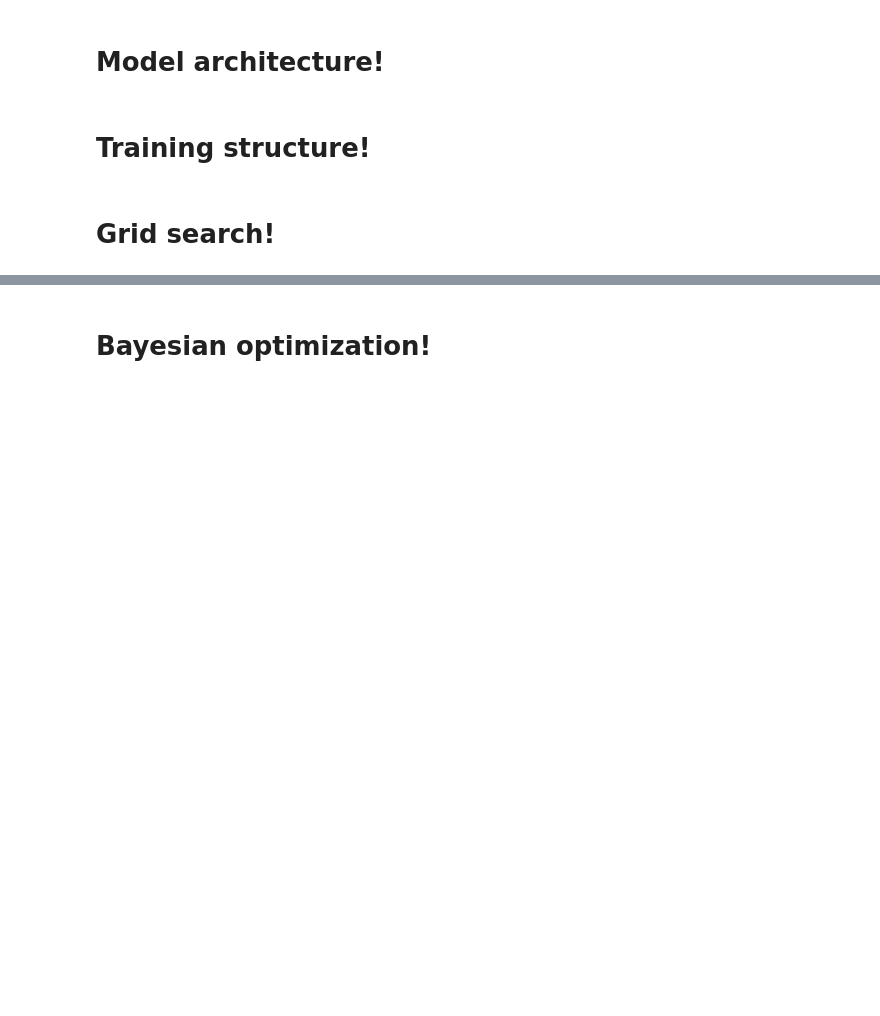
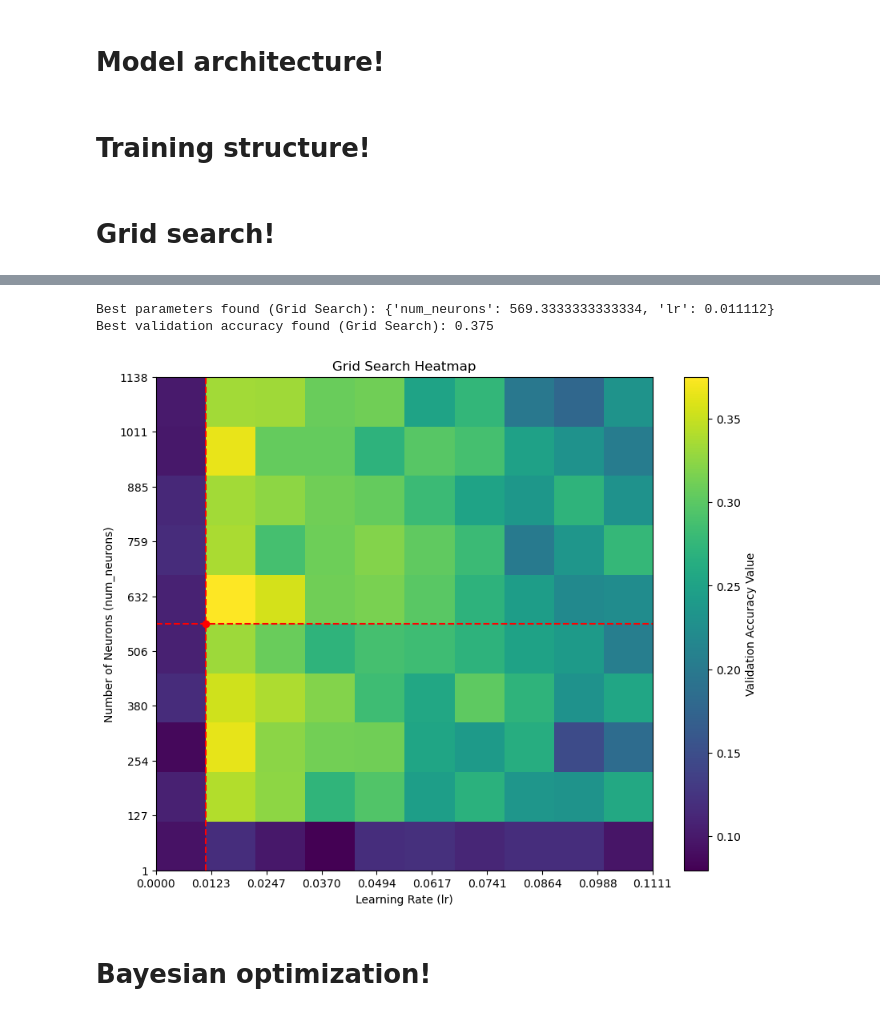
Before and after one commit to noahrn/bayesian-optimization-02463, a Jupyter notebook: code.ipynb, the cells around one changed output, grey strips where cells are left out. Drawn from its saved outputs; the diff is of its cells as text; code cells hidden in the pictures; blank space fills up the shorter version.

Commit message:
32x32 grid

```diff
--- a/code.ipynb
+++ b/code.ipynb
@@ -112,6 +112,7 @@ def train_and_evaluate_model(model, trainloader, val_loader, lr, num_epochs=10):
     criterion = nn.CrossEntropyLoss()
 
     best_val_acc = 0.0
+    best_train_acc = 0.0
 
     for epoch in range(num_epochs):
         model.train()
@@ -159,24 +160,27 @@ def train_and_evaluate_model(model, trainloader, val_loader, lr, num_epochs=10):
         if val_epoch_acc > best_val_acc:
             best_val_acc = val_epoch_acc
 
+        if train_epoch_acc > best_train_acc:
+            best_train_acc = train_epoch_acc
+
     clear_output(wait=True)
-    print(f'Best Training Accuracy: {train_epoch_acc:.4f}')
-    print(f'Best Validation Accuracy: {best_val_acc:.4f}')
+    #print(f'Best Training Accuracy: {train_epoch_acc:.4f}')
+    #print(f'Best Validation Accuracy: {best_val_acc:.4f}')
 
     return best_val_acc.cpu().numpy()
 # %% [markdown]
 # Grid search!
 # %%
 # domain of the hyperparameters
-domain = [{'name': 'num_neurons', 'type': 'discrete', 'domain': (64, 256)},
-          {'name': 'lr', 'type': 'continuous', 'domain': (1e-4, 1e-2)}]
+domain = [{'name': 'num_neurons', 'type': 'discrete', 'domain': (1, 1024)},
+          {'name': 'lr', 'type': 'continuous', 'domain': (1e-6, 1e-1)}]
 
 #train
-num_epochs = 5
+num_epochs = 4
 
 #grid definition
-num_neurons_bins = 50
-lr_bins = 50
+num_neurons_bins = 32
+lr_bins = 32
 # %%
 counter = 0
 
@@ -199,22 +203,26 @@ def plot_heatmap(results, num_neurons_edges, lr_edges, best_params):
     plt.figure(figsize=(10, 8))
     # Display the results as a heatmap
     plt.imshow(results, aspect='auto', origin='lower',
-               extent=[lr_edges[0], lr_edges[-1], num_neurons_edges[0], num_neurons_edges[-2]],  # Adjust the y-axis extent
+               extent=[lr_edges[0], lr_edges[-1], num_neurons_edges[0], num_neurons_edges[-1]],  # Adjust the y-axis extent
                interpolation='nearest', cmap='viridis')
     plt.colorbar(label='Validation Accuracy Value')  # Corrected label
     plt.xlabel('Learning Rate (lr)')
     plt.ylabel('Number of Neurons (num_neurons)')
-    plt.title('Validation Accuracy Heatmap')  # Corrected title
+    plt.title('Grid Search Heatmap')  # Corrected title
 
     # Add a red dot at the location of the best accuracy
-    best_lr = best_params[0, 1]
-    best_num_neurons = best_params[0, 0]
+    best_lr = best_params['lr']
+    best_num_neurons = best_params['num_neurons']
     plt.plot(best_lr, best_num_neurons, 'ro')
 
     # Add red lines connecting the dot to the axes
     plt.axvline(x=best_lr, color='r', linestyle='--')
     plt.axhline(y=best_num_neurons, color='r', linestyle='--')
 
+    # Specify the locations of the x and y axis labels
+    plt.xticks(np.linspace(lr_edges[0], lr_edges[-1], num=10))  # 10 labels along the x axis
+    plt.yticks(np.linspace(num_neurons_edges[0], num_neurons_edges[-1], num=10))  # 10 labels along the y axis
+
     plt.show()
 # %%
 def grid_search_objective(objective, domain, num_neurons_bins, lr_bins):
@@ -254,7 +270,13 @@ Iteration 1
+# %%
+print(f"Best parameters found (Grid Search): {best_params}")
+print(f"Best validation accuracy found (Grid Search): {best_val_acc}")
+# %% [output]
+Best parameters found (Grid Search): {'num_neurons': 569.3333333333334, 'lr': 0.011112}
+Best validation accuracy found (Grid Search): 0.375
 # %%
-plot_heatmap(val_acc_results, num_neurons_edges, lr_edges)
-
-print(f"Best parameters found (Grid Search): {best_params}")
+plot_heatmap(val_acc_results, num_neurons_edges, lr_edges, best_params)
+# %% [output]
+[figure, added]
 # %% [markdown]
 # Bayesian optimization!
 # %%
```
Also changed, not shown: parts of 7 cells of this notebook.
